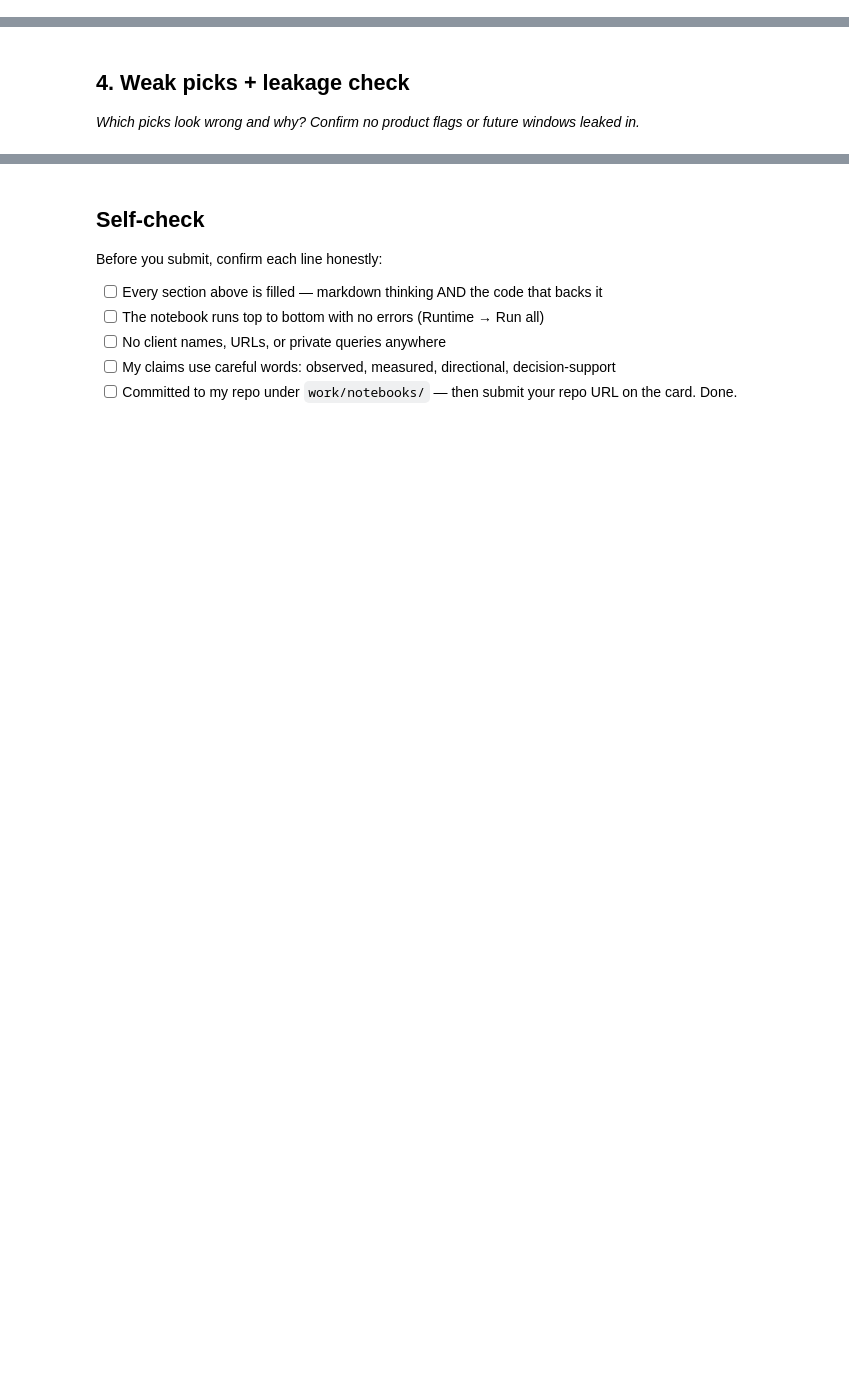
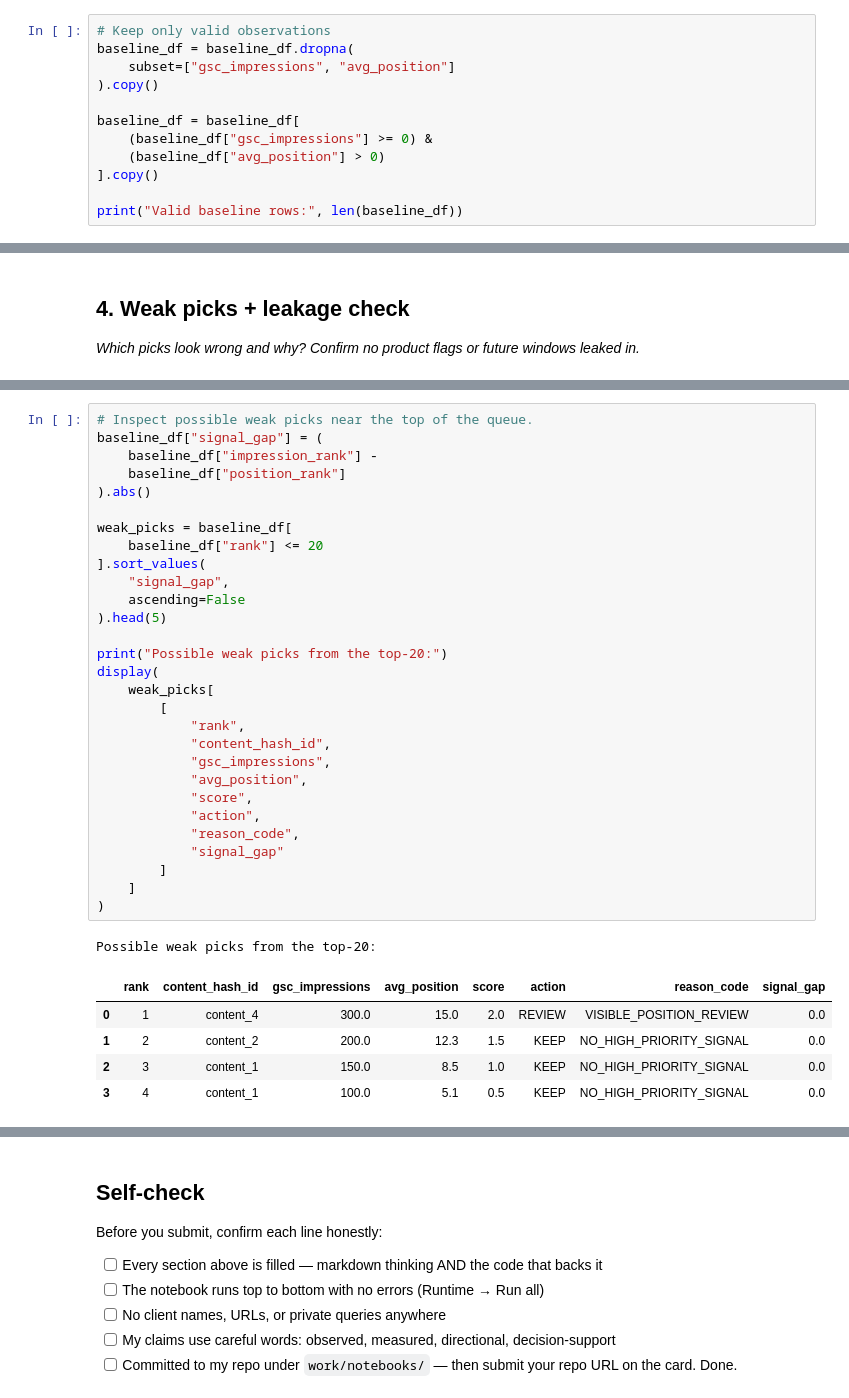
Before and after one commit to tabassumrafiq/flyrank-ml-internship, a Jupyter notebook: work/notebooks/w04_baseline_score.ipynb, the cells around one changed output, grey strips where cells are left out. Saved outputs shown, nothing was run; the diff lists cells and outputs as text; blank space fills up the shorter version.

```diff
--- a/work/notebooks/w04_baseline_score.ipynb
+++ b/work/notebooks/w04_baseline_score.ipynb
@@ -16,0 +99,12 @@ This skeleton is yours to fill. Work the sections **in order** — each one has
+# %%
+# Keep only valid observations
+baseline_df = baseline_df.dropna(
+    subset=["gsc_impressions", "avg_position"]
+).copy()
+
+baseline_df = baseline_df[
+    (baseline_df["gsc_impressions"] >= 0) &
+    (baseline_df["avg_position"] > 0)
+].copy()
+
+print("Valid baseline rows:", len(baseline_df))
@@ -24,0 +312,36 @@ This skeleton is yours to fill. Work the sections **in order** — each one has
+# %%
+# Inspect possible weak picks near the top of the queue.
+baseline_df["signal_gap"] = (
+    baseline_df["impression_rank"] -
+    baseline_df["position_rank"]
+).abs()
+
+weak_picks = baseline_df[
+    baseline_df["rank"] <= 20
+].sort_values(
+    "signal_gap",
+    ascending=False
+).head(5)
+
+print("Possible weak picks from the top-20:")
+display(
+    weak_picks[
+        [
+            "rank",
+            "content_hash_id",
+            "gsc_impressions",
+            "avg_position",
+            "score",
+            "action",
+            "reason_code",
+            "signal_gap"
+        ]
+    ]
+)
+# %% [output]
+Possible weak picks from the top-20:
+|  | rank | content_hash_id | gsc_impressions | avg_position | score | action | reason_code | signal_gap |
+| 0 | 1 | content_4 | 300.0 | 15.0 | 2.0 | REVIEW | VISIBLE_POSITION_REVIEW | 0.0 |
+| 1 | 2 | content_2 | 200.0 | 12.3 | 1.5 | KEEP | NO_HIGH_PRIORITY_SIGNAL | 0.0 |
+| 2 | 3 | content_1 | 150.0 | 8.5 | 1.0 | KEEP | NO_HIGH_PRIORITY_SIGNAL | 0.0 |
+| 3 | 4 | content_1 | 100.0 | 5.1 | 0.5 | KEEP | NO_HIGH_PRIORITY_SIGNAL | 0.0 |
```
Also changed, not shown: parts of 15 cells of this notebook.
